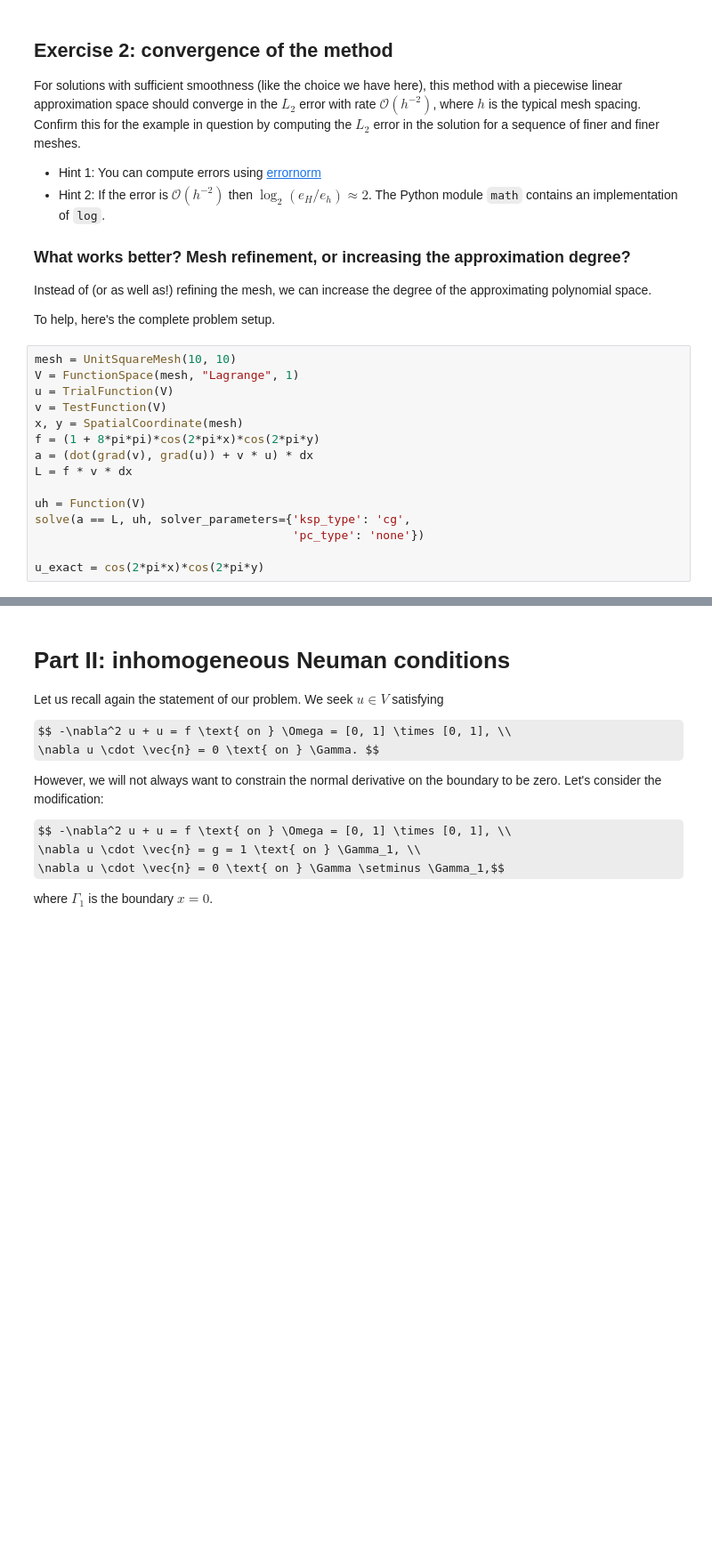
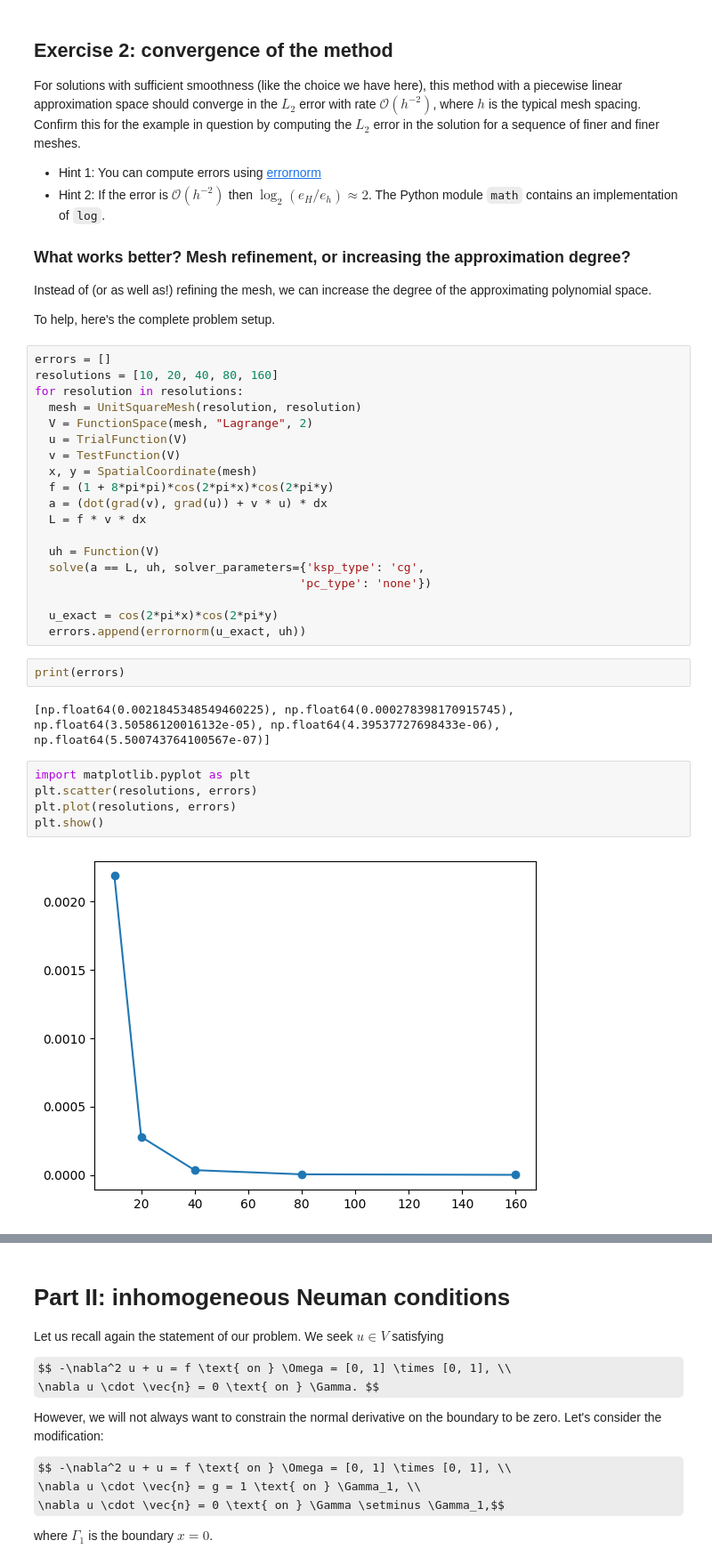
Before and after one commit to seknewna/Causal_Inference, a Jupyter notebook: 01-spd-helmholtz.ipynb, the cells around one changed output, grey strips where cells are left out. Shown at 89% size. Cells and saved outputs as stored; diff of their text form; some formulas as TeX source; blank space fills up the shorter version.

```diff
--- a/01-spd-helmholtz.ipynb
+++ b/01-spd-helmholtz.ipynb
@@ -160,17 +160,32 @@ Instead of (or as well as!) refining the mesh, we can increase the degree of the
 
 To help, here's the complete problem setup.
 # %%
-mesh = UnitSquareMesh(10, 10)
-V = FunctionSpace(mesh, "Lagrange", 1)
-u = TrialFunction(V)
-v = TestFunction(V)
-x, y = SpatialCoordinate(mesh)
-f = (1 + 8*pi*pi)*cos(2*pi*x)*cos(2*pi*y)
-a = (dot(grad(v), grad(u)) + v * u) * dx
-L = f * v * dx
+errors = []
+resolutions = [10, 20, 40, 80, 160]
+for resolution in resolutions:
+  mesh = UnitSquareMesh(resolution, resolution)
+  V = FunctionSpace(mesh, "Lagrange", 2)
+  u = TrialFunction(V)
+  v = TestFunction(V)
+  x, y = SpatialCoordinate(mesh)
+  f = (1 + 8*pi*pi)*cos(2*pi*x)*cos(2*pi*y)
+  a = (dot(grad(v), grad(u)) + v * u) * dx
+  L = f * v * dx
 
-uh = Function(V)
-solve(a == L, uh, solver_parameters={'ksp_type': 'cg',
-                                     'pc_type': 'none'})
+  uh = Function(V)
+  solve(a == L, uh, solver_parameters={'ksp_type': 'cg',
+                                      'pc_type': 'none'})
 
-u_exact = cos(2*pi*x)*cos(2*pi*y)
+  u_exact = cos(2*pi*x)*cos(2*pi*y)
+  errors.append(errornorm(u_exact, uh))
+# %%
+print(errors)
+# %% [output]
+[np.float64(0.0021845348549460225), np.float64(0.000278398170915745), np.float64(3.50586120016132e-05), np.float64(4.39537727698433e-06), np.float64(5.500743764100567e-07)]
+# %%
+import matplotlib.pyplot as plt
+plt.scatter(resolutions, errors)
+plt.plot(resolutions, errors)
+plt.show()
+# %% [output]
+[figure, added]
```
Also changed, not shown: parts of 5 cells of this notebook.
